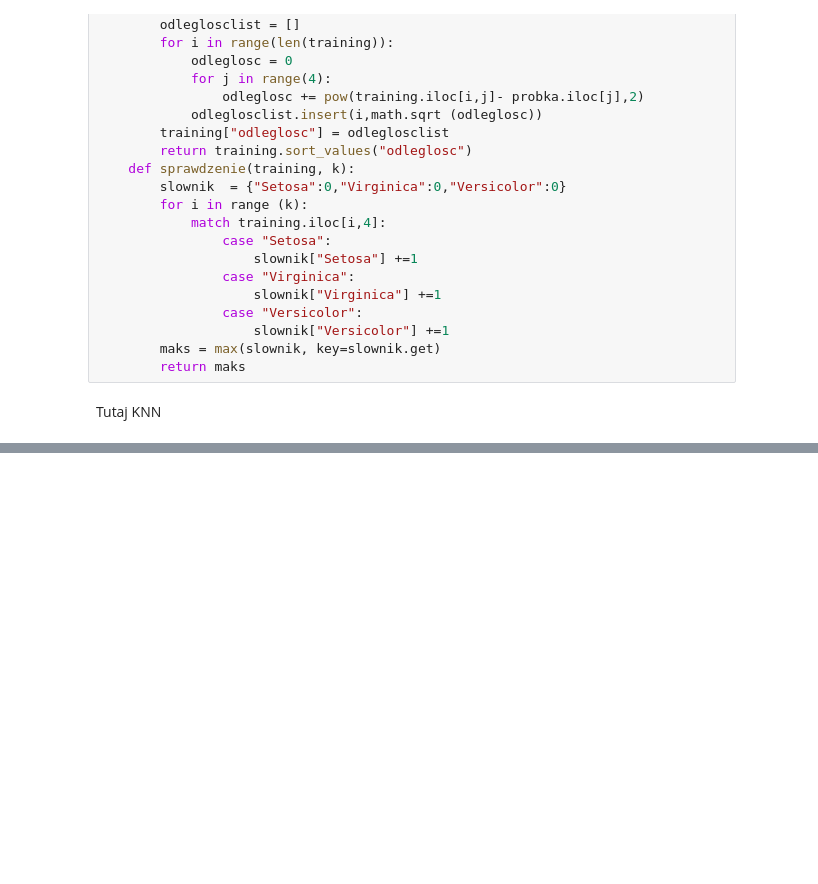
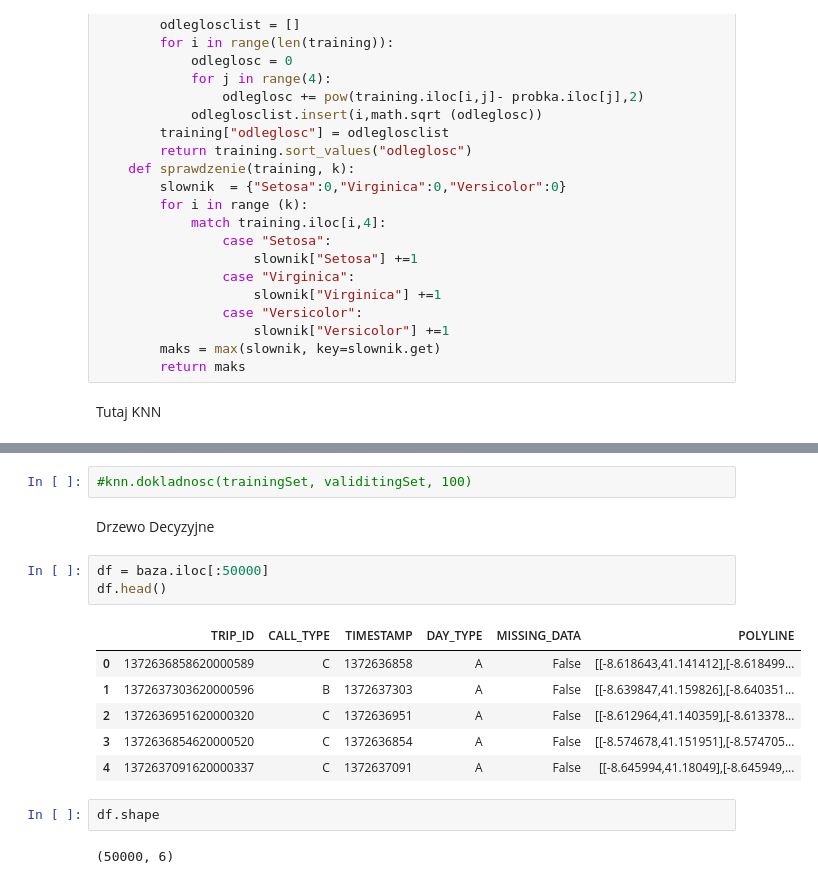
Before and after one commit to Pawel-Wojc/taxi_trip_prediction, a Jupyter notebook: Projekt.ipynb, the cells around one changed output, grey strips where cells are left out. Cells and saved outputs as stored; diff of their text form; blank space fills up the shorter version.

```diff
--- a/Projekt.ipynb
+++ b/Projekt.ipynb
@@ -345,0 +396,18 @@ Długosc walidacyjnego 29889
+# %%
+#knn.dokladnosc(trainingSet, validitingSet, 100)
+# %% [markdown]
+Drzewo Decyzyjne
+# %%
+df = baza.iloc[:50000]
+df.head()
+# %% [output]
+|  | TRIP_ID | CALL_TYPE | TIMESTAMP | DAY_TYPE | MISSING_DATA | POLYLINE |
+| 0 | 1372636858620000589 | C | 1372636858 | A | False | [[-8.618643,41.141412],[-8.618499... |
+| 1 | 1372637303620000596 | B | 1372637303 | A | False | [[-8.639847,41.159826],[-8.640351... |
+| 2 | 1372636951620000320 | C | 1372636951 | A | False | [[-8.612964,41.140359],[-8.613378... |
+| 3 | 1372636854620000520 | C | 1372636854 | A | False | [[-8.574678,41.151951],[-8.574705... |
+| 4 | 1372637091620000337 | C | 1372637091 | A | False | [[-8.645994,41.18049],[-8.645949,... |
+# %%
+df.shape
+# %% [output]
+(50000, 6)
```
Also changed, not shown: parts of 26 cells of this notebook.
